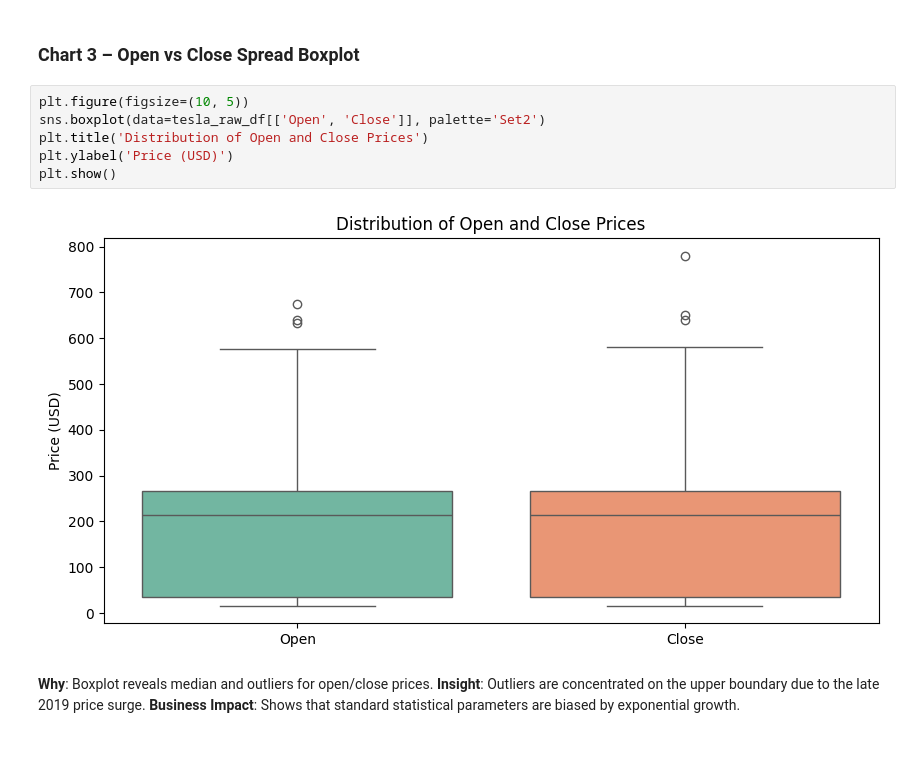
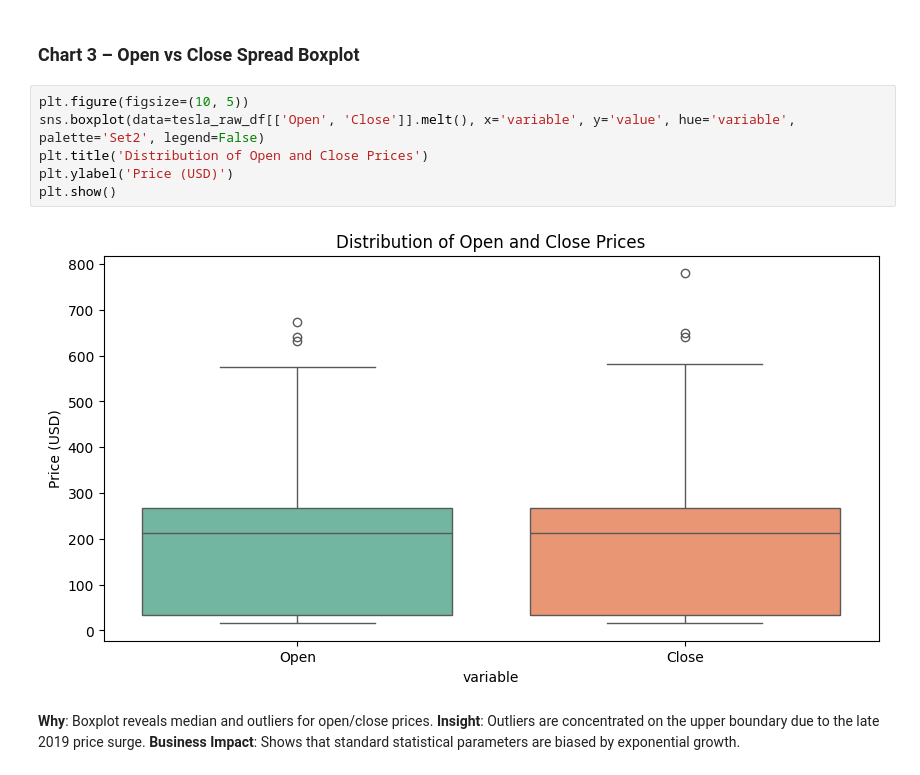
Before and after one commit to yatharth-20/tesla-stock-predictor, a Jupyter notebook: Tesla_EDA_Completed.ipynb, the cells around one changed output. Cells and saved outputs as stored; diff of their text form; blank space fills up the shorter version.

Commit message:
Resolve deprecation warnings in boxplot cells and suppress FutureWarnings

```diff
--- a/Tesla_EDA_Completed.ipynb
+++ b/Tesla_EDA_Completed.ipynb
@@ -157,12 +159,12 @@ plt.show()
 ### Chart 3 – Open vs Close Spread Boxplot
 # %%
 plt.figure(figsize=(10, 5))
-sns.boxplot(data=tesla_raw_df[['Open', 'Close']], palette='Set2')
+sns.boxplot(data=tesla_raw_df[['Open', 'Close']].melt(), x='variable', y='value', hue='variable', palette='Set2', legend=False)
 plt.title('Distribution of Open and Close Prices')
 plt.ylabel('Price (USD)')
 plt.show()
 # %% [output]
-[figure, old version]
+[figure, new version]
 # %% [markdown]
 **Why**: Boxplot reveals median and outliers for open/close prices.
 **Insight**: Outliers are concentrated on the upper boundary due to the late 2019 price surge.
```
Also changed, not shown: parts of 2 cells of this notebook, 4 other files.
